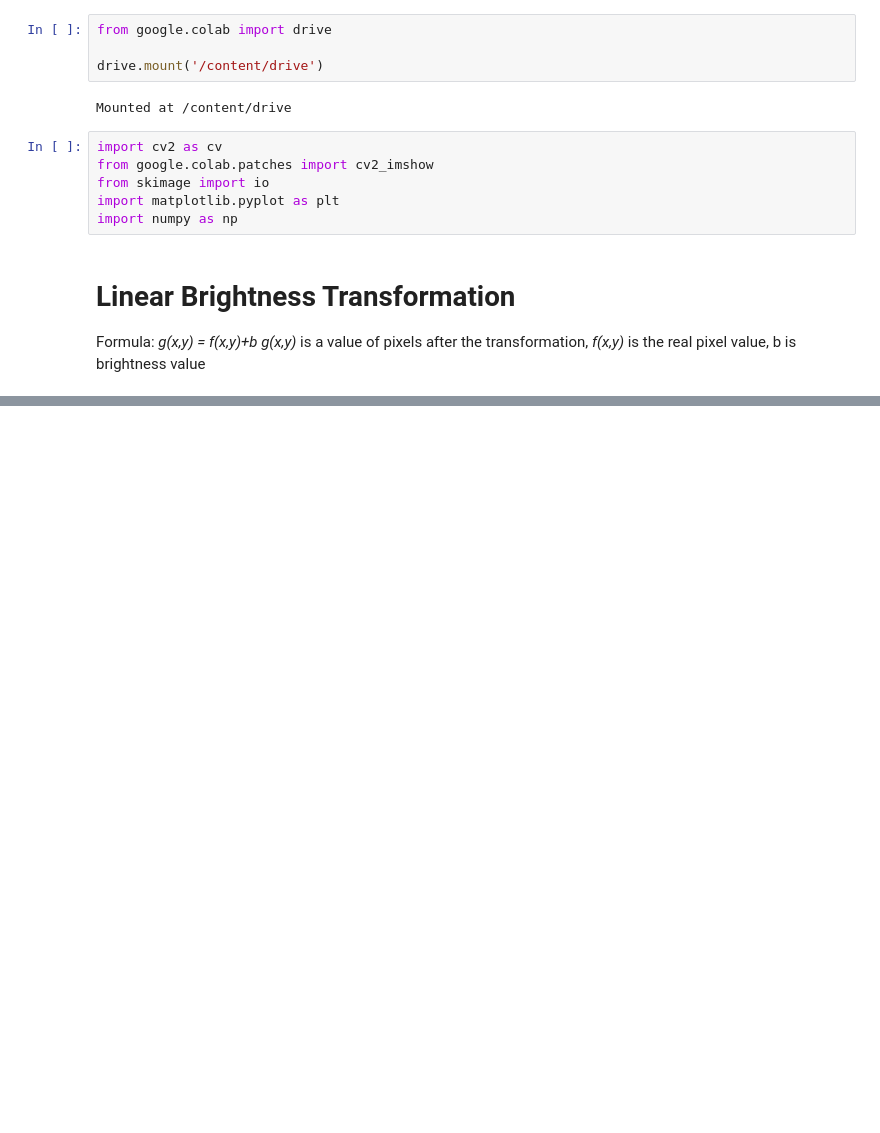
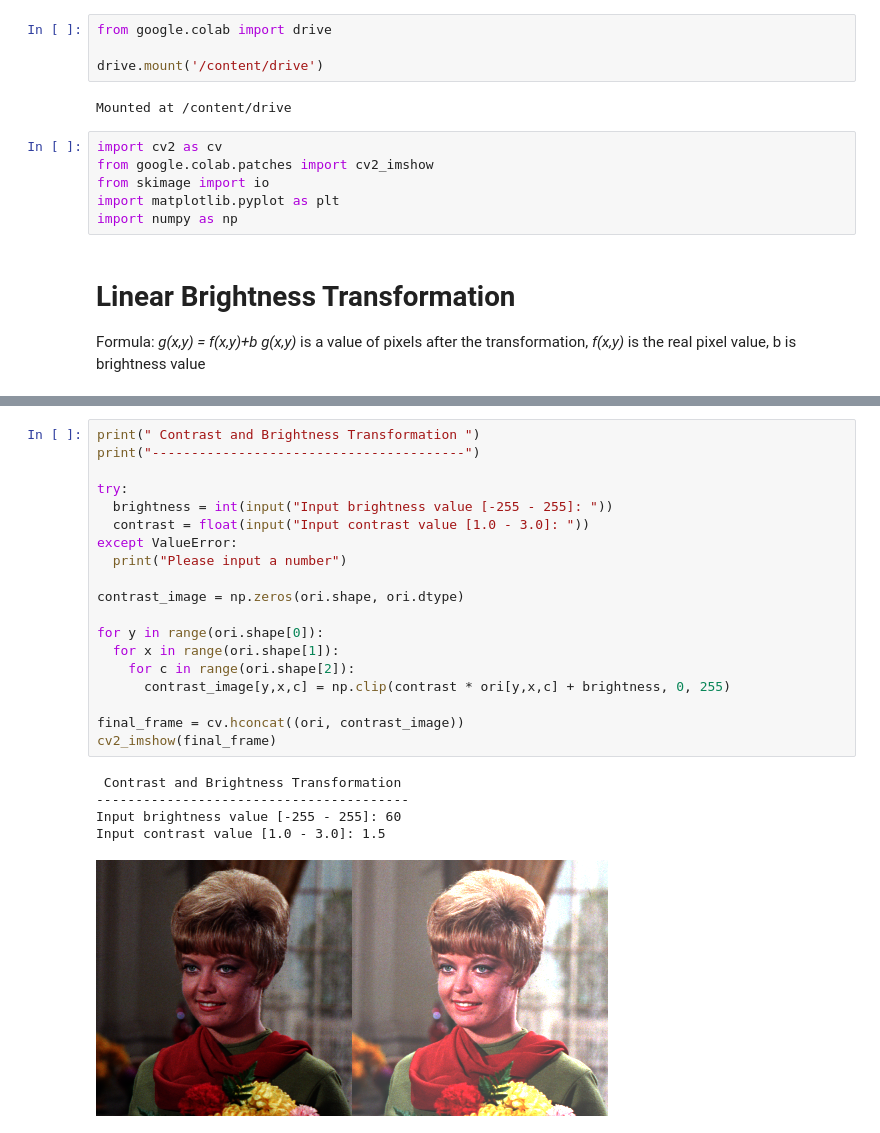
Before and after one commit to AikaMinami/IPCV_2022, a Jupyter notebook: Week3.ipynb, the cells around one changed output, grey strips where cells are left out. Saved outputs shown, nothing was run; the diff lists cells and outputs as text; blank space fills up the shorter version.

```diff
--- a/Week3.ipynb
+++ b/Week3.ipynb
@@ -43,0 +49,25 @@ Input brightness value: 50
+# %%
+print(" Contrast and Brightness Transformation ")
+print("----------------------------------------")
+
+try:
+  brightness = int(input("Input brightness value [-255 - 255]: "))
+  contrast = float(input("Input contrast value [1.0 - 3.0]: "))
+except ValueError:
+  print("Please input a number")
+
+contrast_image = np.zeros(ori.shape, ori.dtype)
+
+for y in range(ori.shape[0]):
+  for x in range(ori.shape[1]):
+    for c in range(ori.shape[2]):
+      contrast_image[y,x,c] = np.clip(contrast * ori[y,x,c] + brightness, 0, 255)
+
+final_frame = cv.hconcat((ori, contrast_image))
+cv2_imshow(final_frame)
+# %% [output]
+ Contrast and Brightness Transformation
+----------------------------------------
+Input brightness value [-255 - 255]: 60
+Input contrast value [1.0 - 3.0]: 1.5
+[figure, added]
```
Also changed, not shown: parts of 2 cells of this notebook.
